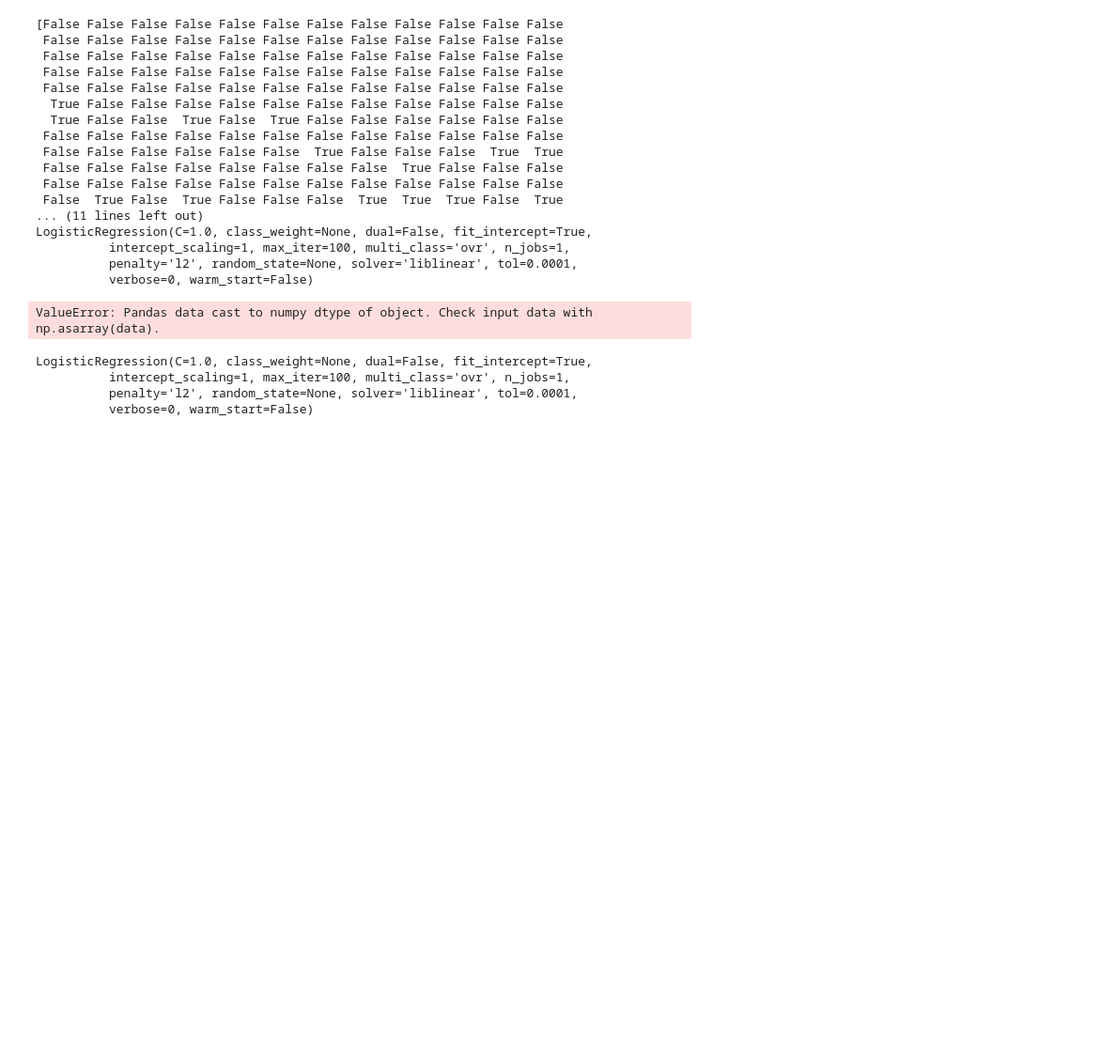
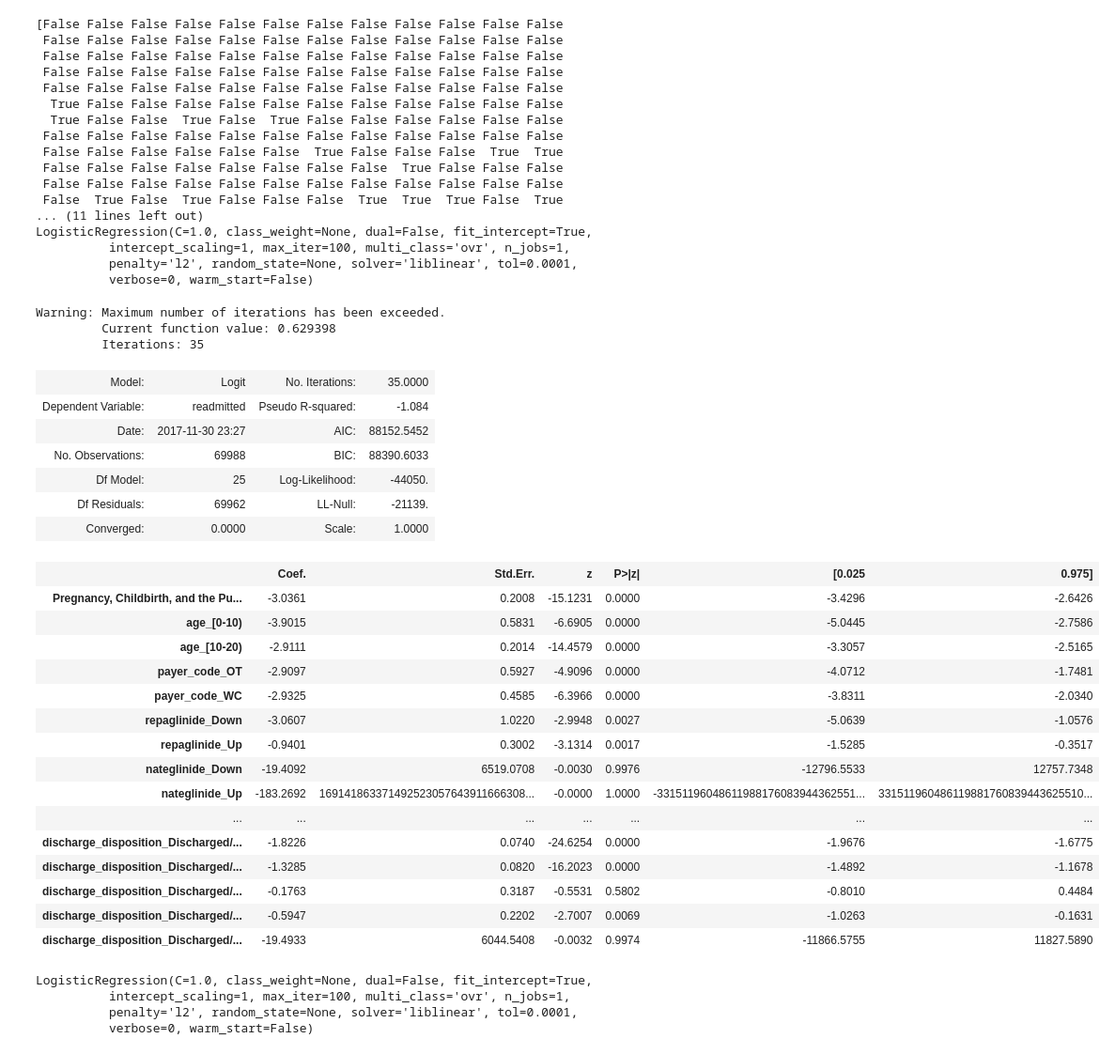
Before and after one commit to bigdata-i523/hid331, a Jupyter notebook: project/jupyter/project.ipynb, the cells around one changed output. Shown at 94% size. Saved outputs shown, nothing was run; the diff lists cells and outputs as text; code cells hidden in the pictures; blank space fills up the shorter version.

```diff
--- a/project/jupyter/project.ipynb
+++ b/project/jupyter/project.ipynb
@@ -327,3 +536,7 @@ print(sorted(zip(map(lambda x: round(x, 4), rfe.ranking_), feature_cols)))
+# %%
+keptCols = list(compress(X.columns.values, rfe.support_))
+# %%
+X2 = X[keptCols]
 # %%
 print(rfe.support_)
 print(rfe.ranking_)
@@ -349,11 +562,39 @@ LogisticRegression(C=1.0, class_weight=None, dual=False, fit_intercept=True,
           verbose=0, warm_start=False)
 # %%
 import statsmodels.api as sm
-logit_model = sm.Logit(y,X.astype(float))
+logit_model = sm.Logit(y,X2)
 result = logit_model.fit()
-print(result.summary())
+#print(result.summary())
 # %% [output]
-ValueError: Pandas data cast to numpy dtype of object. Check input data with np.asarray(data).
+Warning: Maximum number of iterations has been exceeded.
+         Current function value: 0.629398
+         Iterations: 35
+# %%
+result.summary2()
+# %% [output]
+| Model: | Logit | No. Iterations: | 35.0000 |
+| Dependent Variable: | readmitted | Pseudo R-squared: | -1.084 |
+| Date: | 2017-11-30 23:27 | AIC: | 88152.5452 |
+| No. Observations: | 69988 | BIC: | 88390.6033 |
+| Df Model: | 25 | Log-Likelihood: | -44050. |
+| Df Residuals: | 69962 | LL-Null: | -21139. |
+| Converged: | 0.0000 | Scale: | 1.0000 |
+|  | Coef. | Std.Err. | z | P>|z| | [0.025 | 0.975] |
+| Pregnancy, Childbirth, and the Pu... | -3.0361 | 0.2008 | -15.1231 | 0.0000 | -3.4296 | -2.6426 |
+| age_[0-10) | -3.9015 | 0.5831 | -6.6905 | 0.0000 | -5.0445 | -2.7586 |
+| age_[10-20) | -2.9111 | 0.2014 | -14.4579 | 0.0000 | -3.3057 | -2.5165 |
+| payer_code_OT | -2.9097 | 0.5927 | -4.9096 | 0.0000 | -4.0712 | -1.7481 |
+| payer_code_WC | -2.9325 | 0.4585 | -6.3966 | 0.0000 | -3.8311 | -2.0340 |
+| repaglinide_Down | -3.0607 | 1.0220 | -2.9948 | 0.0027 | -5.0639 | -1.0576 |
+| repaglinide_Up | -0.9401 | 0.3002 | -3.1314 | 0.0017 | -1.5285 | -0.3517 |
+| nateglinide_Down | -19.4092 | 6519.0708 | -0.0030 | 0.9976 | -12796.5533 | 12757.7348 |
+| nateglinide_Up | -183.2692 | 169141863371492523057643911666308... | -0.0000 | 1.0000 | -33151196048611988176083944362551... | 331511960486119881760839443625510... |
+| ... | ... | ... | ... | ... | ... | ... |
+| discharge_disposition_Discharged/... | -1.8226 | 0.0740 | -24.6254 | 0.0000 | -1.9676 | -1.6775 |
+| discharge_disposition_Discharged/... | -1.3285 | 0.0820 | -16.2023 | 0.0000 | -1.4892 | -1.1678 |
+| discharge_disposition_Discharged/... | -0.1763 | 0.3187 | -0.5531 | 0.5802 | -0.8010 | 0.4484 |
+| discharge_disposition_Discharged/... | -0.5947 | 0.2202 | -2.7007 | 0.0069 | -1.0263 | -0.1631 |
+| discharge_disposition_Discharged/... | -19.4933 | 6044.5408 | -0.0032 | 0.9974 | -11866.5755 | 11827.5890 |
 # %%
 logreg_1.fit(X_train, y_train)
 # %% [output]
```
Also changed, not shown: parts of 21 cells of this notebook, 1 other file.
